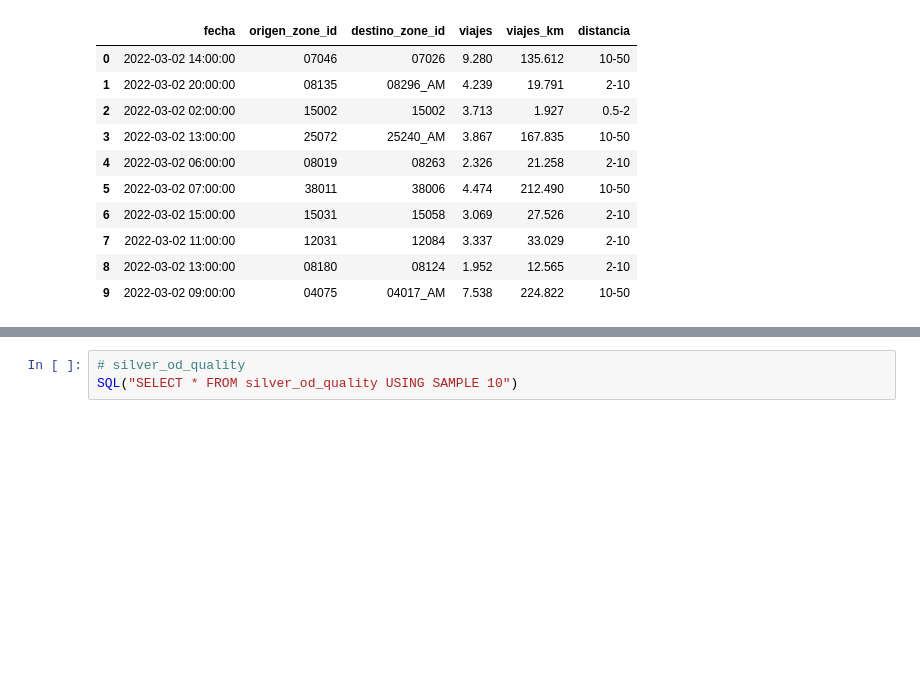
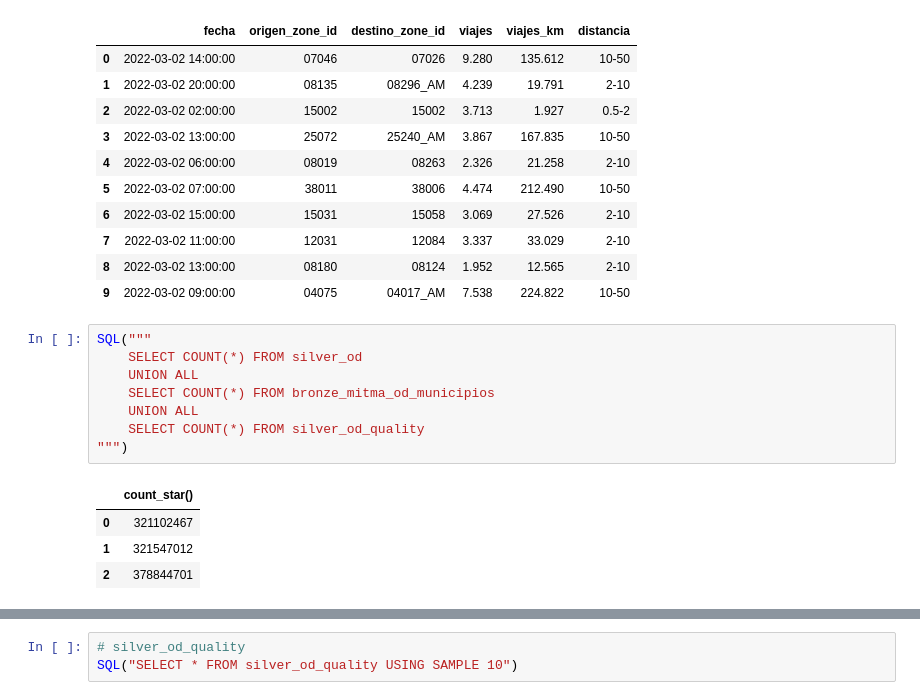
Before and after one commit to bgramaje/muceim-airflow, a Jupyter notebook: notebooks/queries.ipynb, the cells around one changed output, grey strips where cells are left out. Drawn from its saved outputs; the diff is of its cells as text; blank space fills up the shorter version.

```diff
--- a/notebooks/queries.ipynb
+++ b/notebooks/queries.ipynb
@@ -231,3 +231,16 @@ SQL("SELECT * FROM silver_od_all USING SAMPLE 10")
 | 7 | 2022-03-02 11:00:00 | 12031 | 12084 | 3.337 | 33.029 | 2-10 |
 | 8 | 2022-03-02 13:00:00 | 08180 | 08124 | 1.952 | 12.565 | 2-10 |
 | 9 | 2022-03-02 09:00:00 | 04075 | 04017_AM | 7.538 | 224.822 | 10-50 |
+# %%
+SQL("""
+    SELECT COUNT(*) FROM silver_od
+    UNION ALL
+    SELECT COUNT(*) FROM bronze_mitma_od_municipios
+    UNION ALL
+    SELECT COUNT(*) FROM silver_od_quality
+""")
+# %% [output]
+|  | count_star() |
+| 0 | 321102467 |
+| 1 | 321547012 |
+| 2 | 378844701 |
```
Also changed, not shown: parts of 1 cell of this notebook, 2 other files.
